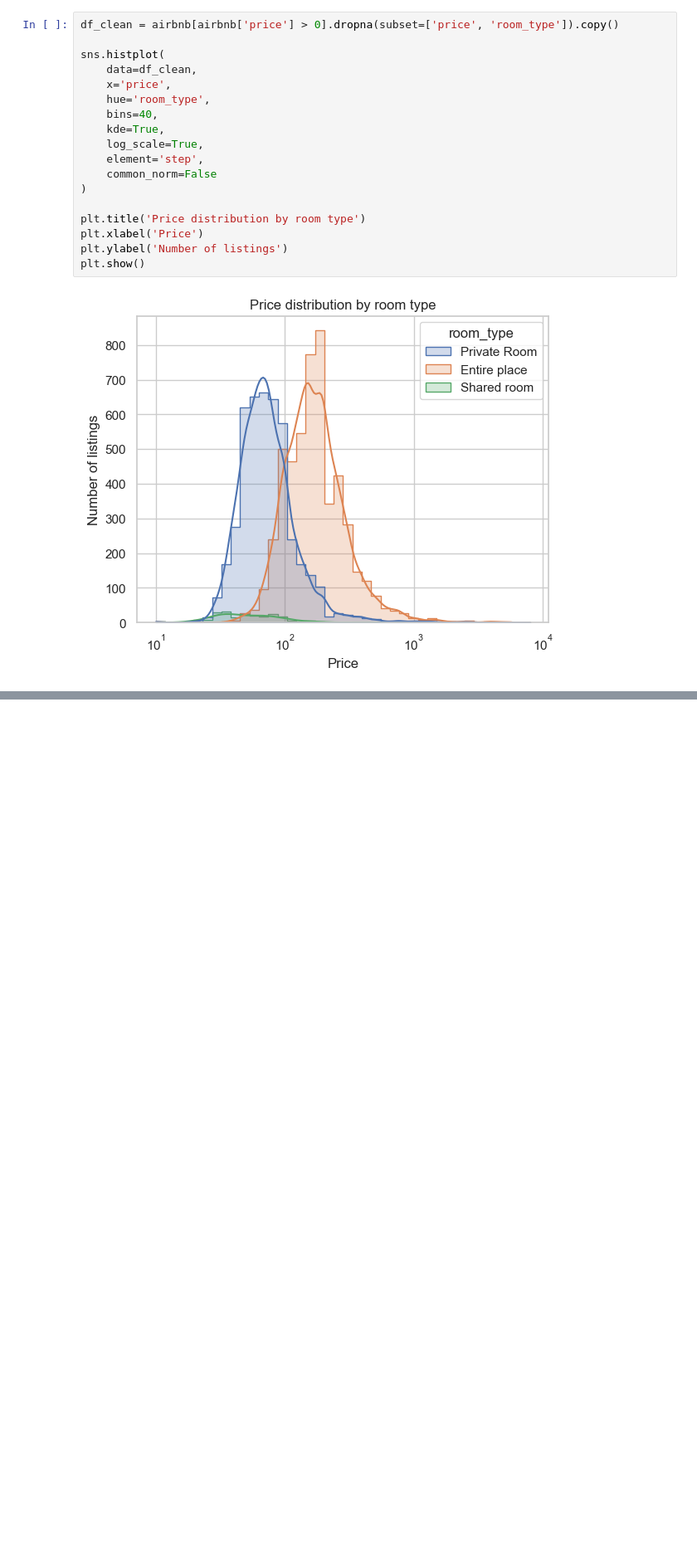
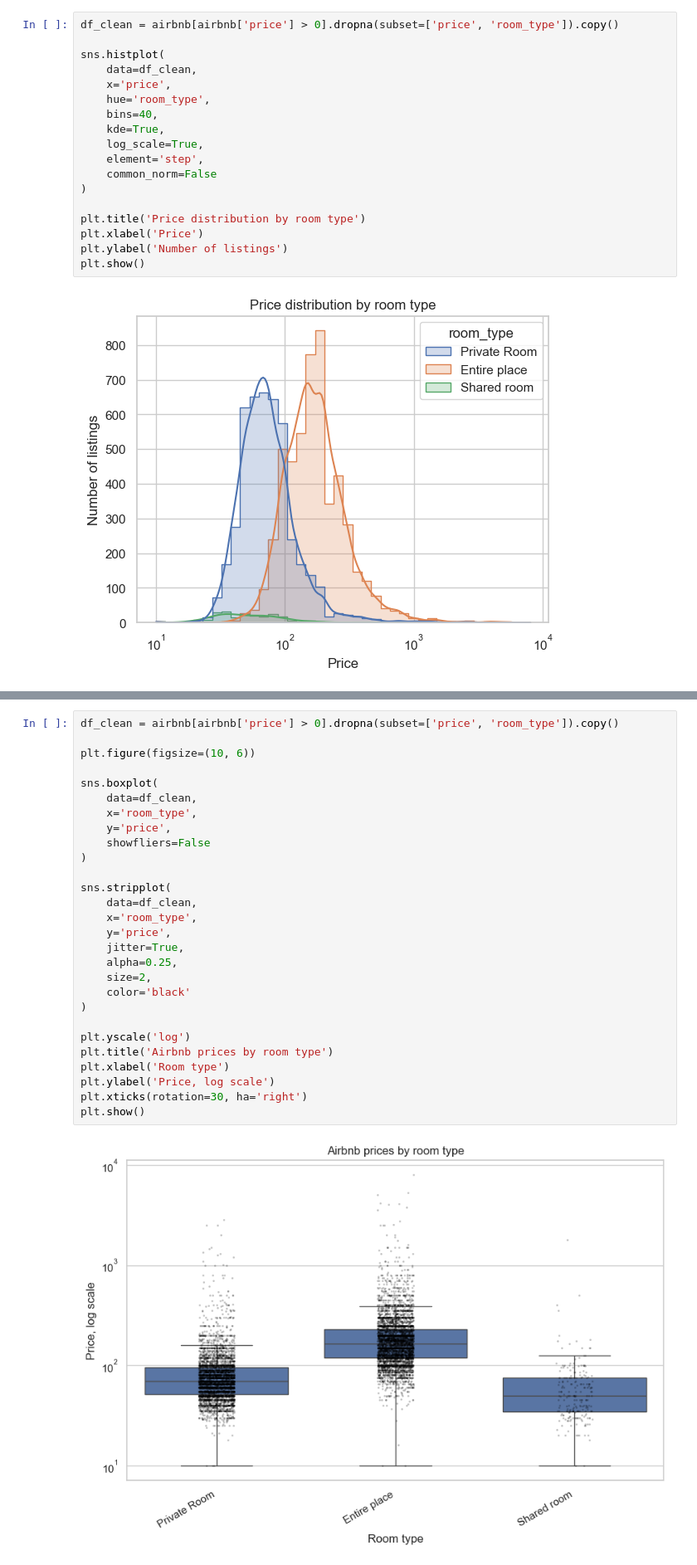
Before and after one commit to xDomino066/Descriptive_Statistics_PANDASTEAM, a Jupyter notebook: Domino/lab2.ipynb, the cells around one changed output, grey strips where cells are left out. Shown at 83% size. Drawn from its saved outputs; the diff is of its cells as text; blank space fills up the shorter version.

```diff
--- a/Domino/lab2.ipynb
+++ b/Domino/lab2.ipynb
@@ -189,0 +212,30 @@ plt.show()
+# %%
+df_clean = airbnb[airbnb['price'] > 0].dropna(subset=['price', 'room_type']).copy()
+
+plt.figure(figsize=(10, 6))
+
+sns.boxplot(
+    data=df_clean,
+    x='room_type',
+    y='price',
+    showfliers=False
+)
+
+sns.stripplot(
+    data=df_clean,
+    x='room_type',
+    y='price',
+    jitter=True,
+    alpha=0.25,
+    size=2,
+    color='black'
+)
+
+plt.yscale('log')
+plt.title('Airbnb prices by room type')
+plt.xlabel('Room type')
+plt.ylabel('Price, log scale')
+plt.xticks(rotation=30, ha='right')
+plt.show()
+# %% [output]
+[figure, added]
```
Also changed, not shown: parts of 2 cells of this notebook, 1 other file.
